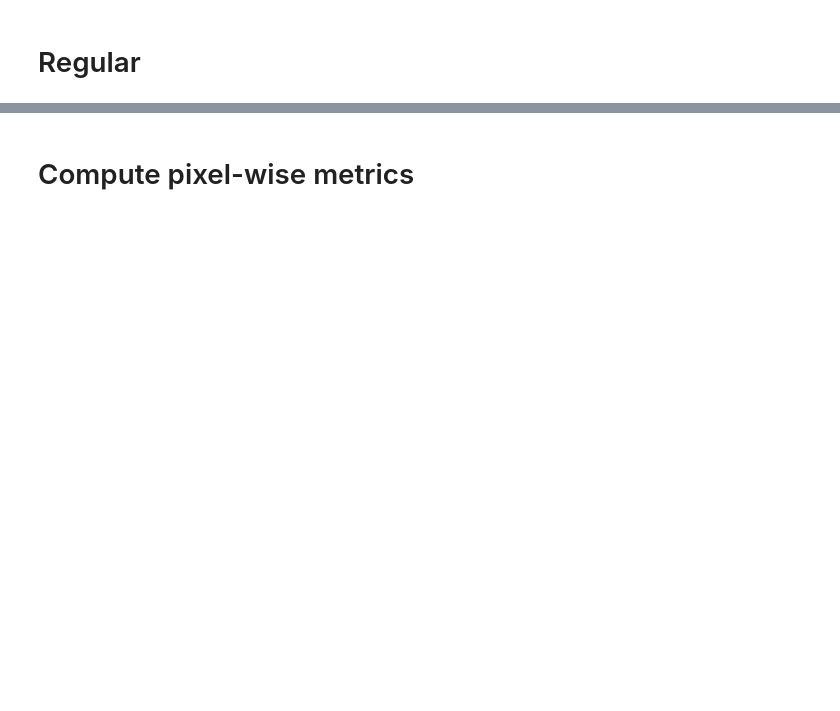
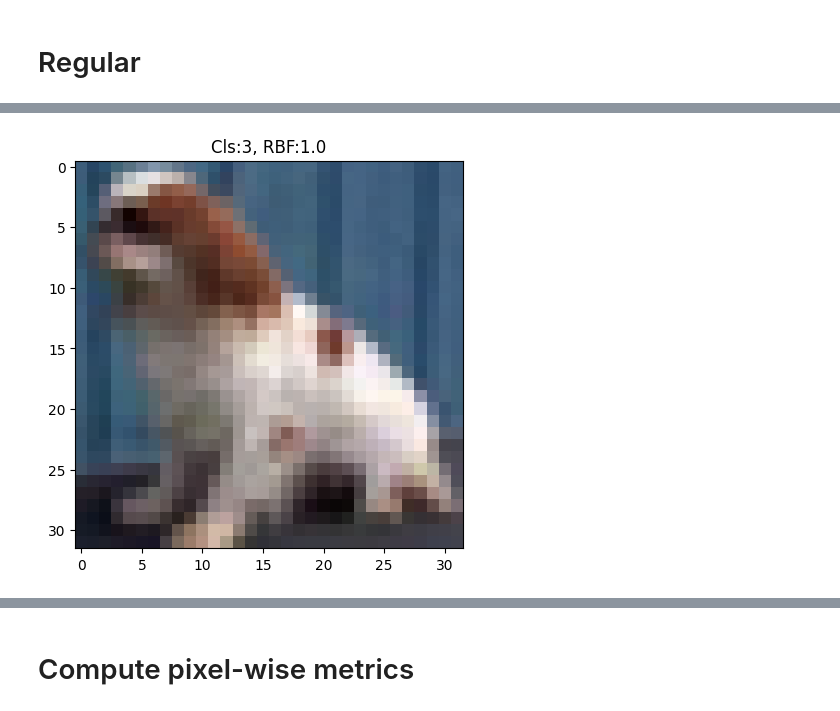
Before and after one commit to zainsarwar865/SparseDNNs, a Jupyter notebook: analysis.ipynb, the cells around one changed output, grey strips where cells are left out. Drawn from its saved outputs; the diff is of its cells as text; code cells hidden in the pictures; blank space fills up the shorter version.

```diff
--- a/analysis.ipynb
+++ b/analysis.ipynb
@@ -113,0 +132,5 @@ Report normalized l2 dissimilarity
+# %%
+title = f'Cls:{pred_labels_integrated[idx]}, RBF:{pred_labels_integrated_rbf[idx]}'
+imshow(images_cw_rbf[0][idx], title=title)
+# %% [output]
+[figure, added]
```
Also changed, not shown: parts of 77 cells of this notebook, 12 other files.
